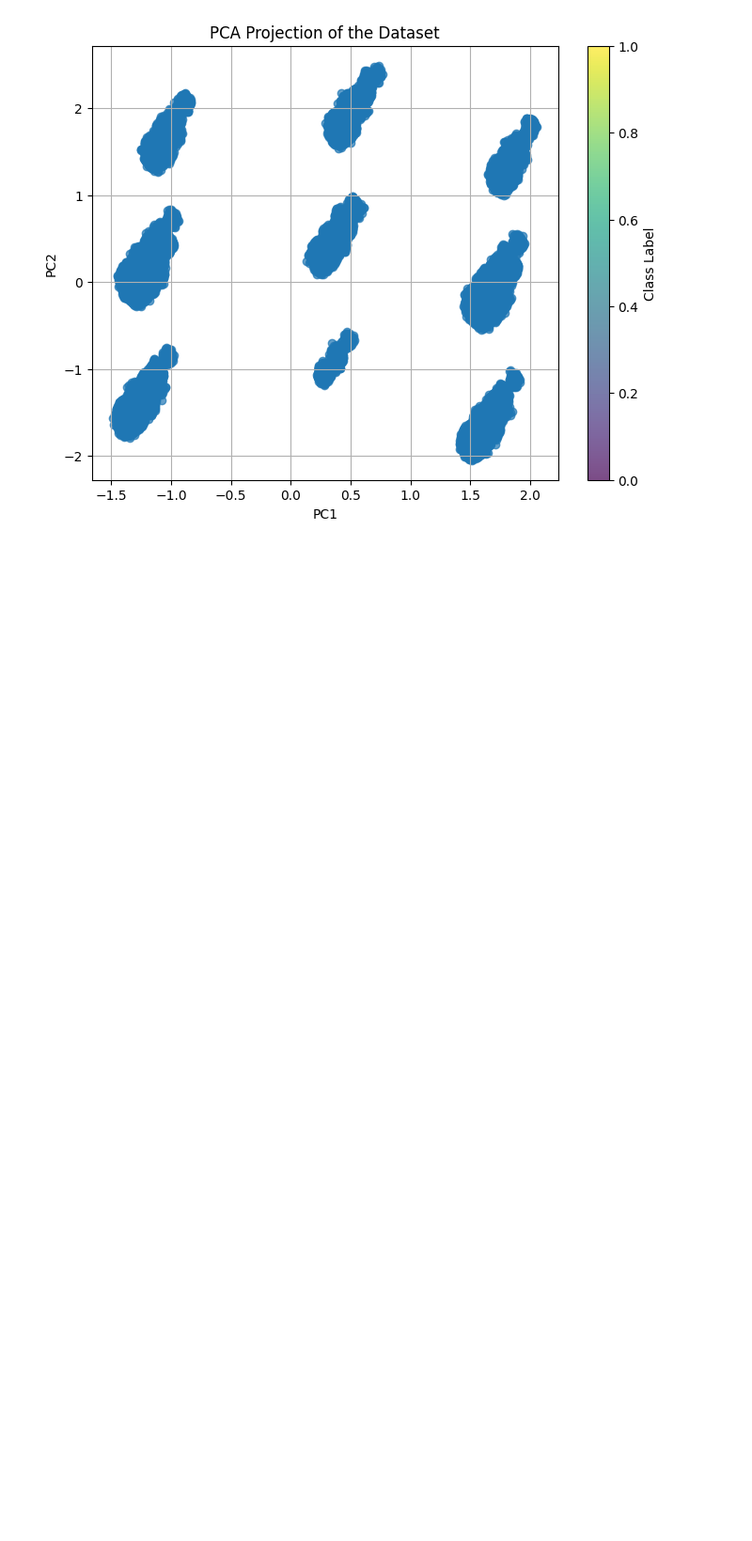
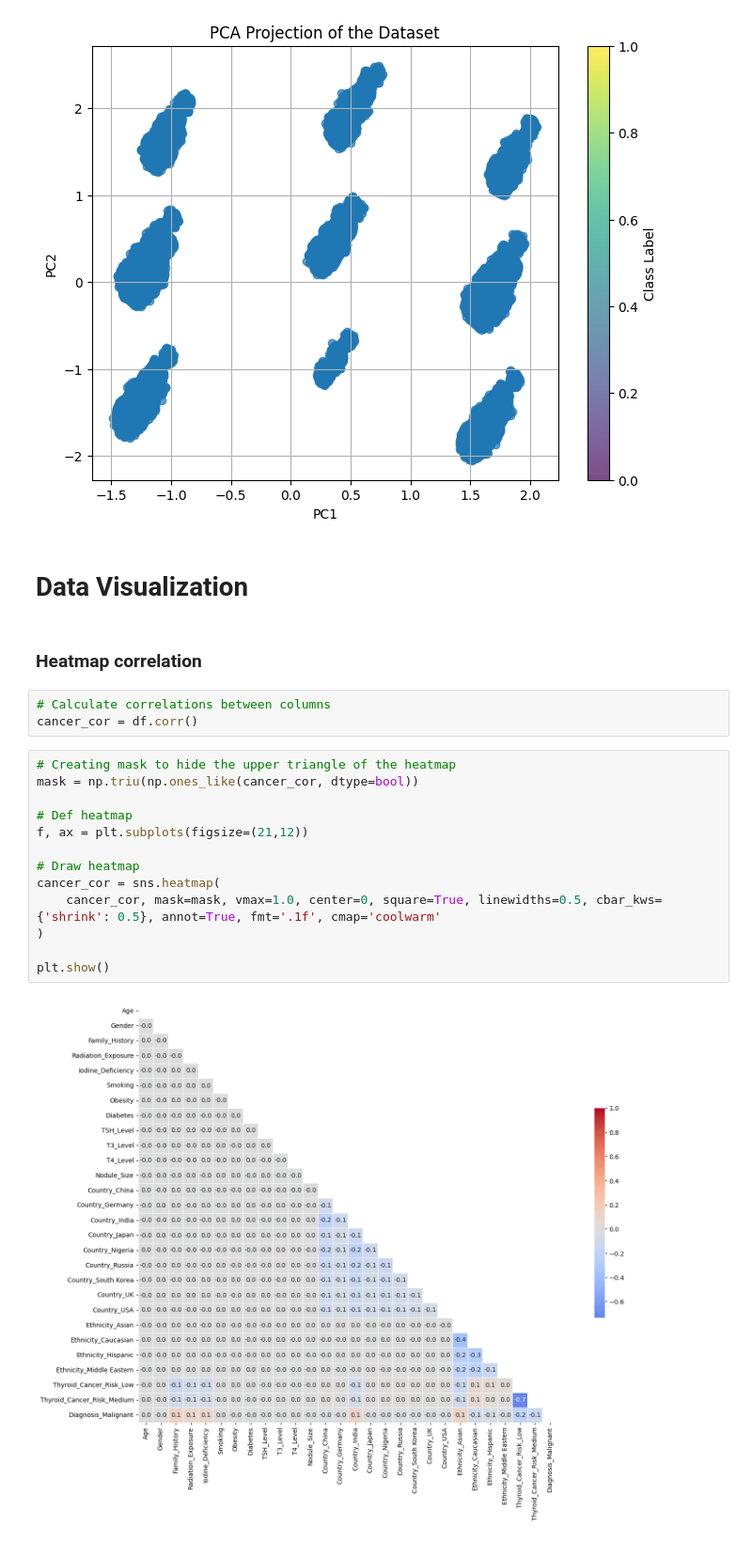
Before and after one commit to Jdhwang98/thyroid-cancer-prediction, a Jupyter notebook: thyroid_cancer_risk.ipynb, the cells around one changed output. Shown: that part at 94% size. Cells and saved outputs as stored; diff of their text form; blank space fills up the shorter version.

```diff
--- a/thyroid_cancer_risk.ipynb
+++ b/thyroid_cancer_risk.ipynb
@@ -453,3 +452,25 @@ plt.grid(True)
 plt.show()
 # %% [output]
 [figure]
+# %% [markdown]
+# Data Visualization
+# %% [markdown]
+### Heatmap correlation
+# %%
+# Calculate correlations between columns
+cancer_cor = df.corr()
+# %%
+# Creating mask to hide the upper triangle of the heatmap
+mask = np.triu(np.ones_like(cancer_cor, dtype=bool))
+
+# Def heatmap
+f, ax = plt.subplots(figsize=(21,12))
+
+# Draw heatmap
+cancer_cor = sns.heatmap(
+    cancer_cor, mask=mask, vmax=1.0, center=0, square=True, linewidths=0.5, cbar_kws={'shrink': 0.5}, annot=True, fmt='.1f', cmap='coolwarm'
+)
+
+plt.show()
+# %% [output]
+[figure, added]
```
Also changed, not shown: parts of 3 cells of this notebook.
